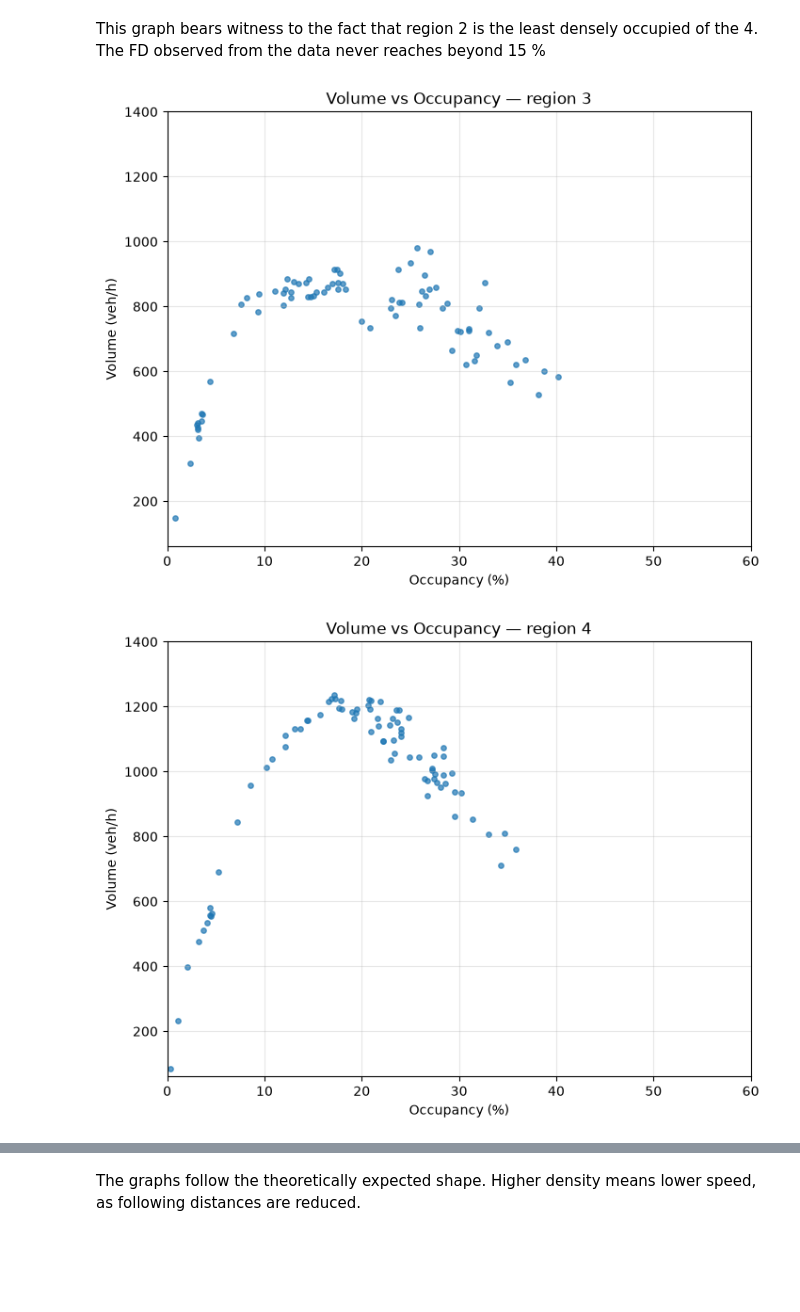
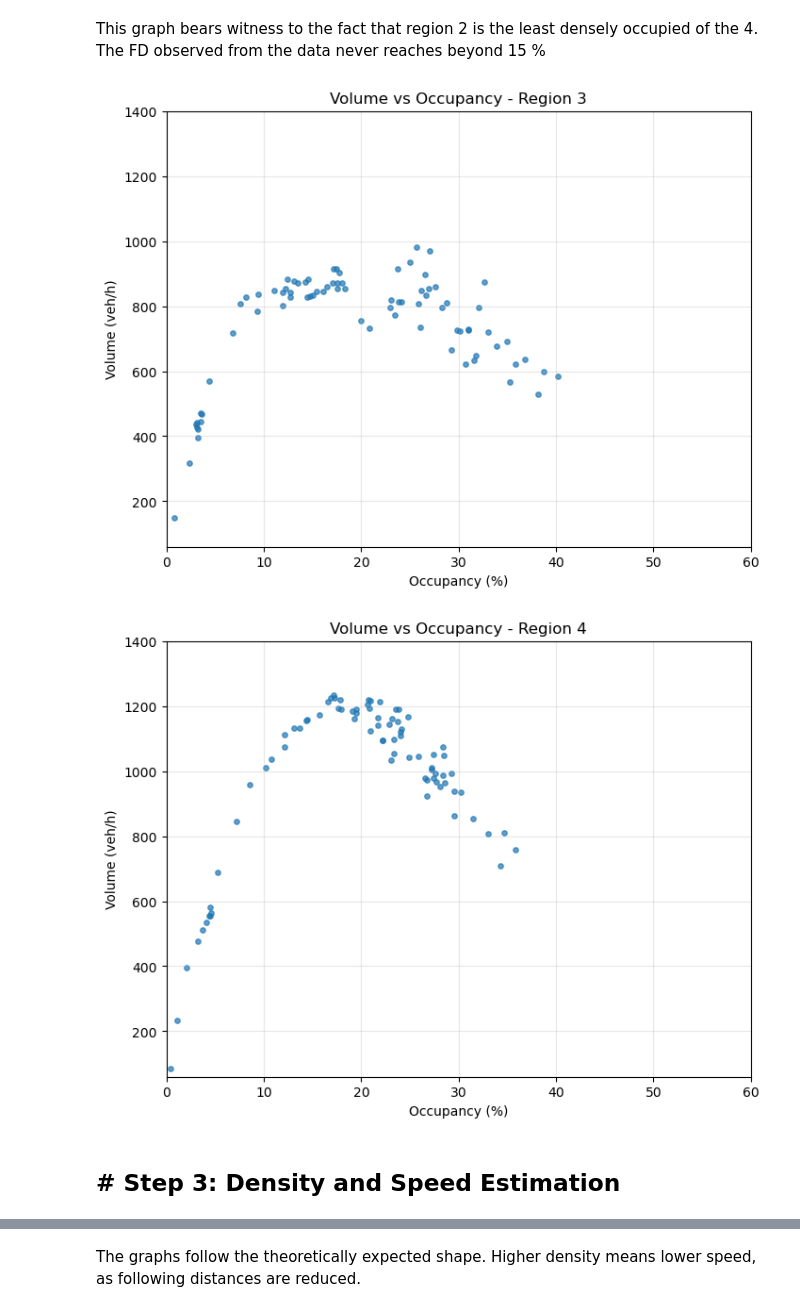
Before and after one commit to margauxfstn/Lab-1-Traffic, a Jupyter notebook: lab1Lorenzo.ipynb, the cells around one changed output, grey strips where cells are left out. Drawn from its saved outputs; the diff is of its cells as text; code cells hidden in the pictures; blank space fills up the shorter version.

Commit message:
steps 1-5

```diff
--- a/lab1Lorenzo.ipynb
+++ b/lab1Lorenzo.ipynb
@@ -201,25 +205,25 @@ This graph bears witness to the fact that region 2 is the least densely occupied
 # %%
 region = "3" #using same plotting process as before for each region
 
 
 
 average_occupancy = region_occupancy[region].mean(axis=1)
 average_volume = region_volume[region].mean(axis=1)
 
 average_occupancy.head()
 average_volume.head()
 fig, ax = plt.subplots(figsize=(8, 6))
 
 ax.scatter(average_occupancy, average_volume, s=15, alpha=0.7)
 ## ax.set_ylim(0, 5000)  only use for scale
 ax.set_ylim(60, 1400) #use only for scale
 ax.set_xlim(0, 60) #use only for scale
 ax.set_xlabel("Occupancy (%)")
 ax.set_ylabel("Volume (veh/h)")
-ax.set_title(f"Volume vs Occupancy — region {region}")
+ax.set_title(f"Volume vs Occupancy - Region {region}")
 ax.grid(True, alpha=0.3)
 # %% [output]
-[figure, old version]
+[figure, new version]
 # %%
 region = "4" #using same plotting process as before for each region
 
@@ -237,10 +241,12 @@ ax.set_ylim(60, 1400) #use only for scale
 ax.set_xlim(0, 60) #use only for scale
 ax.set_xlabel("Occupancy (%)")
 ax.set_ylabel("Volume (veh/h)")
-ax.set_title(f"Volume vs Occupancy — region {region}")
+ax.set_title(f"Volume vs Occupancy - Region {region}")
 ax.grid(True, alpha=0.3)
 # %% [output]
-[figure, old version]
+[figure, new version]
+# %% [markdown]
+## # Step 3: Density and Speed Estimation
 # %%
 df_occupancy.head()
 # %% [output]
```
Also changed, not shown: parts of 25 cells of this notebook.
